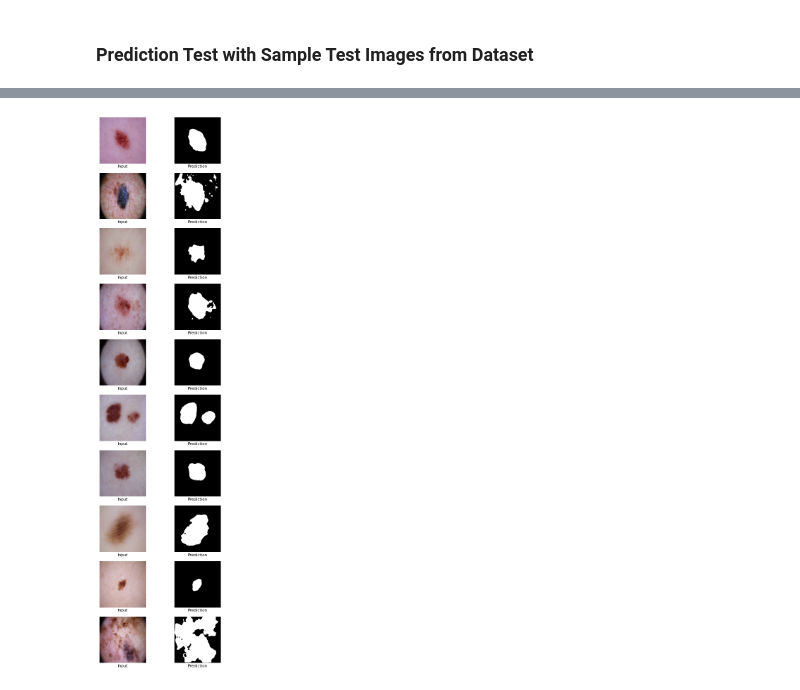
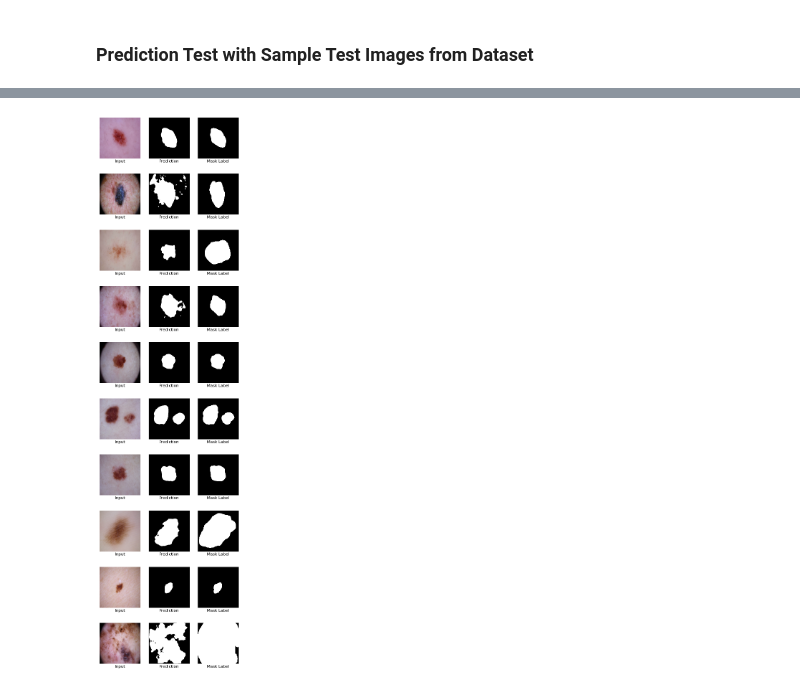
Before and after one commit to SamaSamrin/Mixed-Example-Data-Augmentation-Project, a Jupyter notebook: ham10000_mixed_example_unet_training.ipynb, the cells around one changed output, grey strips where cells are left out. Drawn from its saved outputs; the diff is of its cells as text; code cells hidden in the pictures.

```diff
--- a/ham10000_mixed_example_unet_training.ipynb
+++ b/ham10000_mixed_example_unet_training.ipynb
@@ -497,13 +494,13 @@ y_val = y_paths[int(len(y_paths)*0.8):]
 import pickle
 #pickle.dump(x_paths,open("/content/drive/MyDrive/Colab Notebooks/skin_cancer_classification/x_paths.p", "wb"))
 #pickle.dump(y_paths,open("/content/drive/MyDrive/Colab Notebooks/skin_cancer_classification/y_paths.p", "wb"))
-x_paths = pickle.load(open("/content/drive/MyDrive/Colab Notebooks/skin_cancer_classification/x_paths.p","rb"))
-y_paths = pickle.load(open("/content/drive/MyDrive/Colab Notebooks/skin_cancer_classification/y_paths.p","rb"))
+#x_paths = pickle.load(open("/content/drive/MyDrive/Colab Notebooks/skin_cancer_classification/x_paths.p","rb"))
+#y_paths = pickle.load(open("/content/drive/MyDrive/Colab Notebooks/skin_cancer_classification/y_paths.p","rb"))
 # Split data for training and validation. The training data is 80% of the files and validation is 20% of the files.
-x_train = x_paths[:int(len(x_paths)*0.8)]
-x_val = x_paths[int(len(x_paths)*0.8):]
-y_train = y_paths[:int(len(y_paths)*0.8)]
-y_val = y_paths[int(len(y_paths)*0.8):]
+#x_train = x_paths[:int(len(x_paths)*0.8)]
+#x_val = x_paths[int(len(x_paths)*0.8):]
+#y_train = y_paths[:int(len(y_paths)*0.8)]
+#y_val = y_paths[int(len(y_paths)*0.8):]
 # %% [markdown]
 ### Testing Transformation Output
 # %%
@@ -705,7 +702,7 @@ for img in test_images:
 
 
 # Visualize Prediction
-fig, ax = plt.subplots(n_test_images, 2, figsize=(5,20))
+fig, ax = plt.subplots(n_test_images, 3, figsize=(5,20))
 
 for i in range(n_test_images):
 
@@ -714,10 +711,15 @@ for i in range(n_test_images):
   ax[i,0].set_title('Input', y=0, pad=-2, verticalalignment='top', fontsize=8)
   ax[i,0].imshow((test_images[i]), vmin=0, vmax=1)
 
-  # Plot model A prediction
+  # Plot model prediction
   ax[i,1].axis('off')
   ax[i,1].set_title('Prediction', y=0, pad=-2, verticalalignment='top', fontsize=8)
   ax[i,1].imshow((pred_results[i]), vmin=0, vmax=1, cmap='gray')
+
+  # Plot test image
+  ax[i,2].axis('off')
+  ax[i,2].set_title('Mask Label', y=0, pad=-2, verticalalignment='top', fontsize=8)
+  ax[i,2].imshow((test_masks[i]), vmin=0, vmax=1, cmap='gray')
 
 
 ## METRICS CALCULATION
@@ -805,6 +807,6 @@ print (f'Mean F1: {mean_metrics[3]}')
 ---Metrics---
 Mean Accuracy: 0.7206634521484375
 Mean Precision: 0.46667019503269397
 Mean Recall: 0.8521296080682408
 Mean F1: 0.5856385637272751
-[figure, old version]
+[figure, new version]
```
Also changed, not shown: parts of 2 cells of this notebook.
